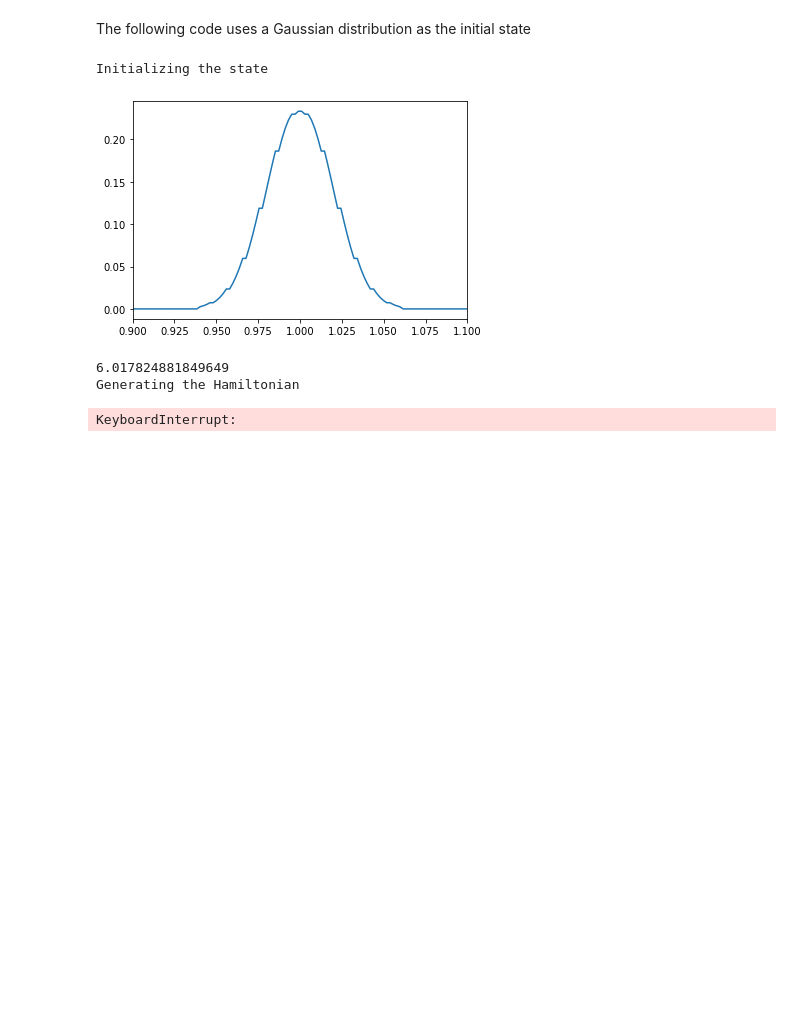
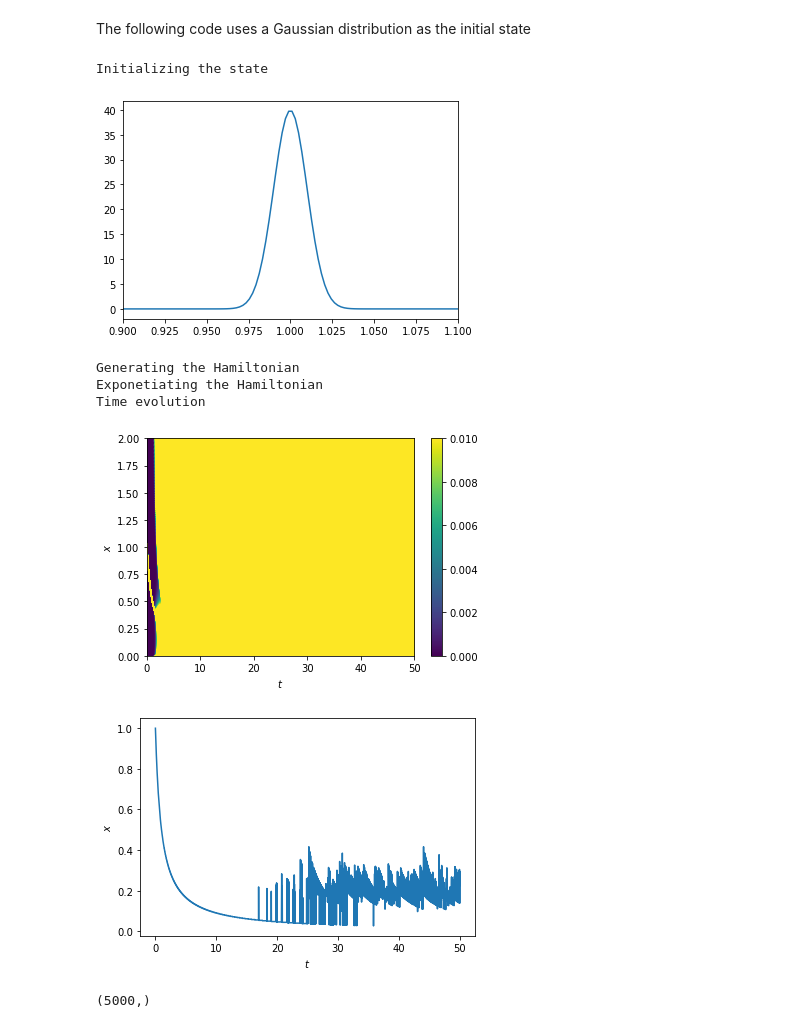
Before and after one commit to 1MChristensen/PhD-Work, a Jupyter notebook: Linearisation/KvN/KvN.ipynb, the cells around one changed output. Drawn from its saved outputs; the diff is of its cells as text; code cells hidden in the pictures; blank space fills up the shorter version.

```diff
--- a/Linearisation/KvN/KvN.ipynb
+++ b/Linearisation/KvN/KvN.ipynb
@@ -57,35 +56,36 @@ The following code uses a Gaussian distribution as the initial state
 # %%
 # Set up the grid
 n_qubits = 10
 n_grid = 2**n_qubits
 grid_extent = (0,2)
 x = np.linspace(*grid_extent, n_grid)
 
 # Set up time
-n_steps = 1000
+n_steps = 5000
 delta = 0.01
 t = np.linspace(0, n_steps*delta, n_steps)
 
 # Set up the initial state (delta in this case)
-psi = kvn.psi0(x, 1, type='gaussian', std=0.02, n_bins=50)
-
-print(sum(psi))
+psi = kvn.psi0(x, 1, type='gaussian', std=0.01, n_bins=50)
 
 # Generate the Hamiltonian to solve generic quadratic ODE,
 # i.e. ax^2 + bx + c where a,b,c are in params list
-params = (1,0,0)
-H = kvn.KvN_hamiltonian(x, params)
+params = (-1,0,0)
+H = kvn.KvN_hamiltonian_vec(x, params)
 
 # Time evolve the state
 psi_store = kvn.time_evolution(H, psi, delta, n_steps)
 
 # Plot the results
-kvn.plot_evolution(x, psi_store, t, save=True)
+kvn.plot_evolution(x, psi_store, t, save=True, vmax=0.5)
 kvn.plot_mode(x, psi_store, t, save=True)
 kvn.plot_std(x, psi_store, t, log=True, save=True)
 # %% [output]
 Initializing the state
-[figure, old version]
+[figure, new version]
-6.017824881849649
 Generating the Hamiltonian
+Exponetiating the Hamiltonian
+Time evolution
+[figure, added]
+[figure, added]
-KeyboardInterrupt:
+(5000,)
```
Also changed, not shown: parts of 2 cells of this notebook, 11 other files.
